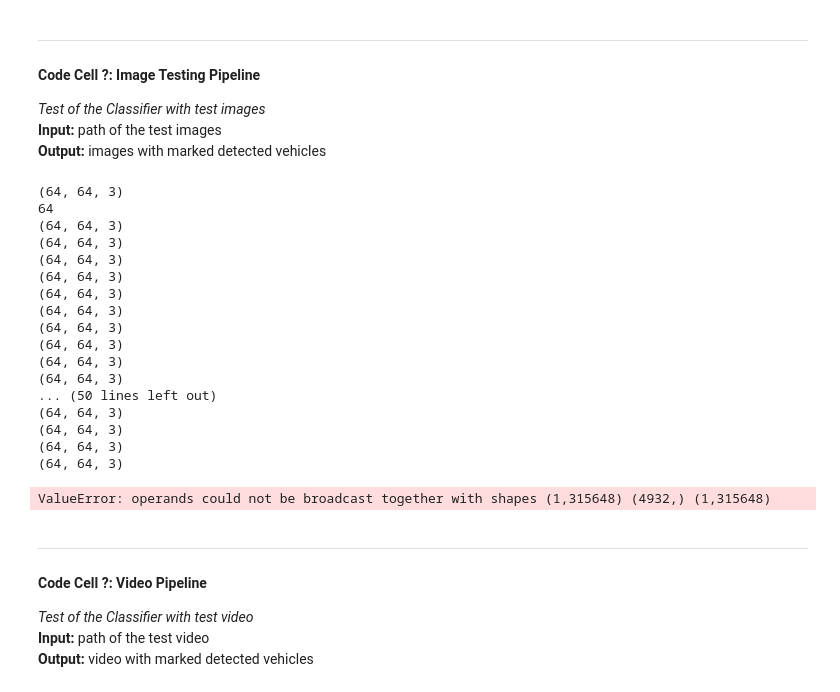
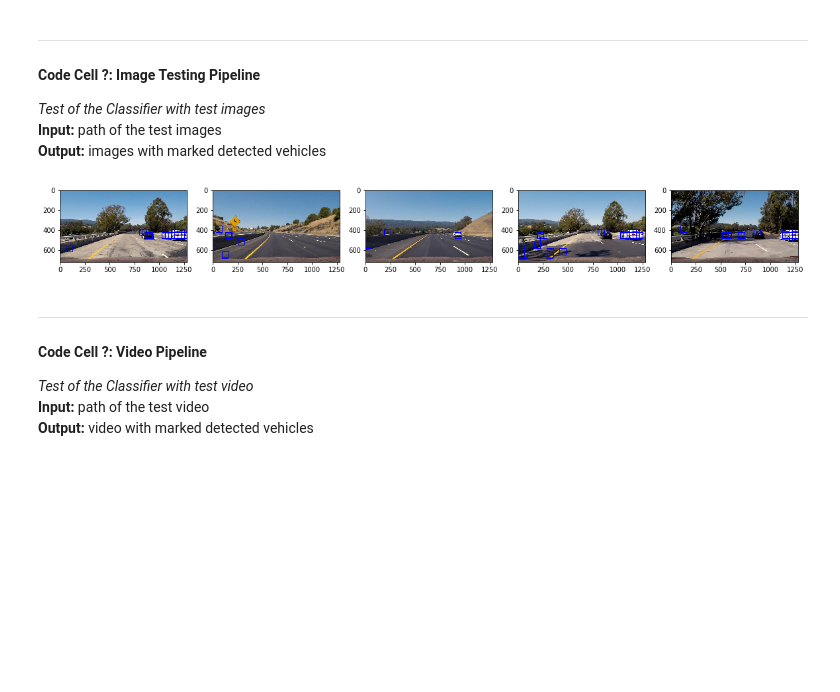
Before and after one commit to meadx/CarND-Vehicle-Detection, a Jupyter notebook: VehicleDetection.ipynb, the cells around one changed output. Drawn from its saved outputs; the diff is of its cells as text; code cells hidden in the pictures; blank space fills up the shorter version.

```diff
--- a/VehicleDetection.ipynb
+++ b/VehicleDetection.ipynb
@@ -89,20 +116,3 @@ ___
-# %%
-def plotImage(img_list, save=False):
-    n_img = len(img_list)
-    n_plot = 101 + n_img*10
-
-    plt.figure(figsize=(20,5))
-
-    for i in range(n_img):
-        # plot image
-        plt.subplot(n_plot+i) # source: https://stackoverflow.com/questions/35692507/plot-several-image-files-in-matplotlib-subplots
-        plt.imshow(img_list[i])
-
-        # save image if save=true
-        if save:
-            #img_BGR = cv2.cvtColor(img_list[i],cv2.COLOR_RGB2BGR)
-            img_name = 'image_'+time.strftime('%m_%Y_%H_%M_%S')+'.jpg'
-            mpimg.imsave('output_images/'+img_name, img)
 # %% [markdown]
 #### Code Cell ?: Read test images
 **Input:** path of the test images<br>
@@ -206,12 +213,17 @@ def extractFeatures(imgs):
     hog_feat = True
     hog_channel = 0
 
+    # check if imgs is a list
+    if isinstance(imgs, list):
+        imglist = imgs
+    else:
+        imglist = []
+        imglist.append(imgs)
+
     # Create a list to append feature vectors to
     features = []
-    print(len(imgs))
-    for img in imgs:
-        if(len(imgs)) == 64:
-            img = imgs
+
+    for img in imglist:
         img_features = []
 
         # color conversion if other than 'RGB'
@@ -365,40 +391,23 @@ def imagePipeline(img):
     windows_pos_md = windows_pos_fp
 
     # draw the detections on the image
-    res_img = drawBoxes(img, windows_pos_md)
+    res_img = drawBoxes(image, windows_pos_md)
 
     return res_img
 # %%
 # read test images
 test_images = readImages('test_images/*.jpg')
 
-img_list = []
+images = []
 
 for test_image in test_images:
     # pipeline
     test_image_detected = imagePipeline(test_image)
-    img_list.append(test_image_detected)
+    images.append(test_image_detected)
 
-plotImage(img_list)
+plotImage(images[0:5])
 # %% [output]
-(64, 64, 3)
-64
-(64, 64, 3)
-(64, 64, 3)
-(64, 64, 3)
-(64, 64, 3)
-(64, 64, 3)
-(64, 64, 3)
-(64, 64, 3)
-(64, 64, 3)
-(64, 64, 3)
-(64, 64, 3)
-... (50 lines left out)
-(64, 64, 3)
-(64, 64, 3)
-(64, 64, 3)
-(64, 64, 3)
-ValueError: operands could not be broadcast together with shapes (1,315648) (4932,) (1,315648)
+[figure, added]
 # %% [markdown]
 ___
 #### Code Cell ?: Video Pipeline
```
Also changed, not shown: parts of 11 cells of this notebook.
